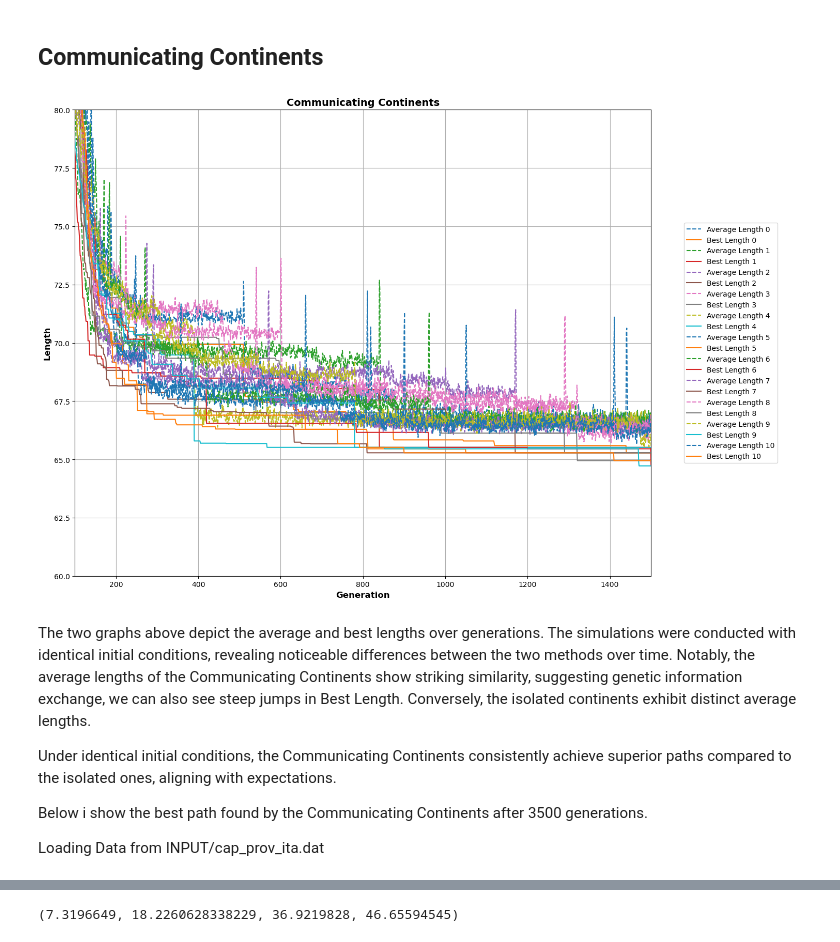
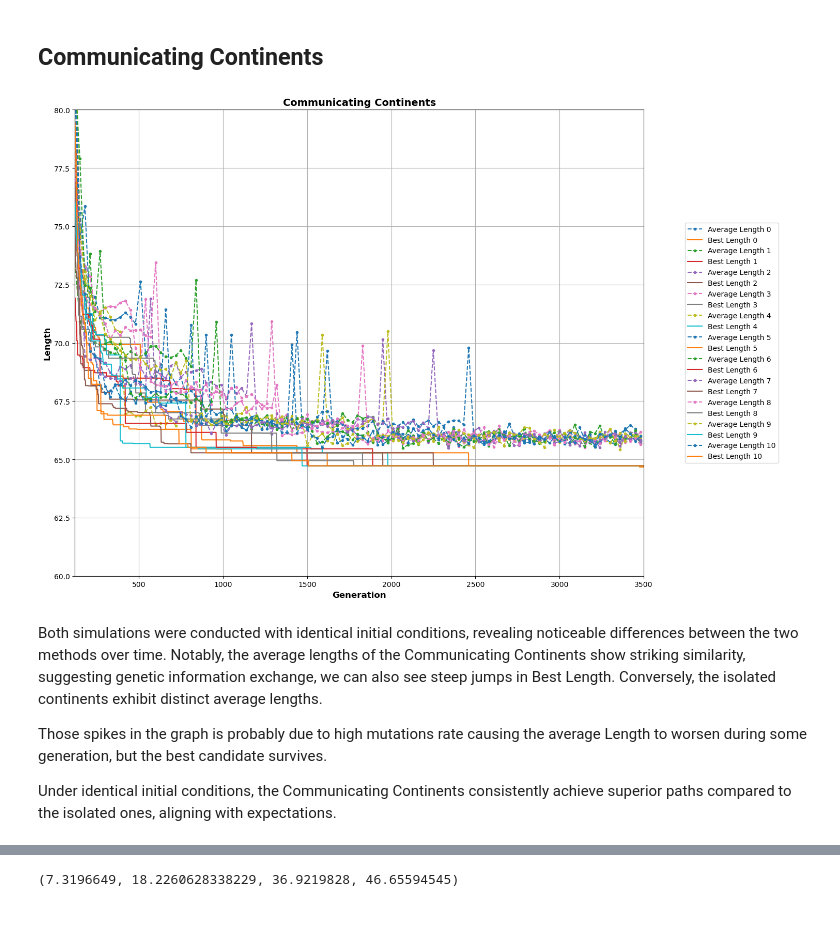
Before and after one commit to JiahaoMiao/LSN, a Jupyter notebook: Lezione_10/LSN_Exercises_10.ipynb, the cells around one changed output, grey strips where cells are left out. Saved outputs shown, nothing was run; the diff lists cells and outputs as text; code cells hidden in the pictures.

```diff
--- a/Lezione_10/LSN_Exercises_10.ipynb
+++ b/Lezione_10/LSN_Exercises_10.ipynb
@@ -66,8 +66,11 @@ for i in range(11):
     x, best = np.loadtxt(f'DATA/NoMigration/{i}/BestLength.dat', unpack=True)
 
     # Plot the data on the first subplot
-    line1, = ax_data.plot(gen, L, label=f'Average Length {i}', linestyle='--')
-    line2, = ax_data.plot(x, best, label=f'Best Length {i}', linestyle='-')
+
+    gen = gen[::30]
+    L = L[::30]
+    line1, = ax_data.plot(gen, L, label=f'Average Length {i}', linestyle='--',marker='.',)
+    line2, = ax_data.plot(x, best, label=f'Best Length {i}', linestyle='-', marker='')
 
     # Store lines and labels for the legend
     lines.extend([line1, line2])
@@ -88,8 +91,8 @@ ax_legend.axis('off')
 # Create the legend in the second subplot
 ax_legend.legend(lines, labels, loc='center', fontsize=10, ncol=1)
 
-ax_data.set_ylim(60, 80)
-ax_data.set_xlim(100, 1500)
+ax_data.set_ylim(64, 80)
+ax_data.set_xlim(90, 3500)
 # Adjust the layout to prevent overlap
 plt.tight_layout()
 # Show the plot
@@ -114,42 +119,42 @@ for i in range(11):
     gen, L = np.loadtxt(f'DATA/Migration/{i}/AverageLength.dat', unpack=True)
     x, best = np.loadtxt(f'DATA/Migration/{i}/BestLength.dat', unpack=True)
 
+    gen = gen[::30]
+    L = L[::30]
     # Plot the data on the first subplot
-    line1, = ax_data.plot(gen, L, label=f'Average Length {i}', linestyle='--')
+    line1, = ax_data.plot(gen, L, label=f'Average Length {i}', linestyle='--',marker='.',)
     line2, = ax_data.plot(x, best, label=f'Best Length {i}', linestyle='-')
 
     # Store lines and labels for the legend
     lines.extend([line1, line2])
     labels.extend([f'Average Length {i}', f'Best Length {i}'])
 
 # Add titles and labels to the first subplot
 ax_data.set_title('Communicating Continents', fontsize=14, fontweight='bold')
 ax_data.set_xlabel('Generation', fontsize=12, fontweight='bold')
 ax_data.set_ylabel('Length', fontsize=12, fontweight='bold')
 ax_data.grid(True)
 
 # The second subplot will be used for the legend
 ax_legend = fig.add_subplot(gs[1])
 
 # Remove the axis for the second subplot
 ax_legend.axis('off')
 
 # Create the legend in the second subplot
 ax_legend.legend(lines, labels, loc='center', fontsize=10, ncol=1)
 
 ax_data.set_ylim(60, 80)
-ax_data.set_xlim(100, 1500)
+ax_data.set_xlim(120, 3500)
 # Adjust the layout to prevent overlap
 plt.tight_layout()
 # Show the plot
 plt.show()
 # %% [output]
-[figure, old version]
+[figure, new version]
 # %% [markdown]
-The two graphs above depict the average and best lengths over generations. The simulations were conducted with identical initial conditions, revealing noticeable differences between the two methods over time. Notably, the average lengths of the Communicating Continents show striking similarity, suggesting genetic information exchange, we can also see steep jumps in Best Length. Conversely, the isolated continents exhibit distinct average lengths.
+Both simulations were conducted with identical initial conditions, revealing noticeable differences between the two methods over time. Notably, the average lengths of the Communicating Continents show striking similarity, suggesting genetic information exchange, we can also see steep jumps in Best Length. Conversely, the isolated continents exhibit distinct average lengths.
+
+Those spikes in the graph is probably due to high mutations rate causing the average Length to worsen during some generation, but the best candidate survives.
 
 Under identical initial conditions, the Communicating Continents consistently achieve superior paths compared to the isolated ones, aligning with expectations.
-
-Below i show the best path found by the Communicating Continents after 3500 generations.
-
-Loading Data from INPUT/cap_prov_ita.dat
```
Also changed, not shown: parts of 6 cells of this notebook, 4 other files.
